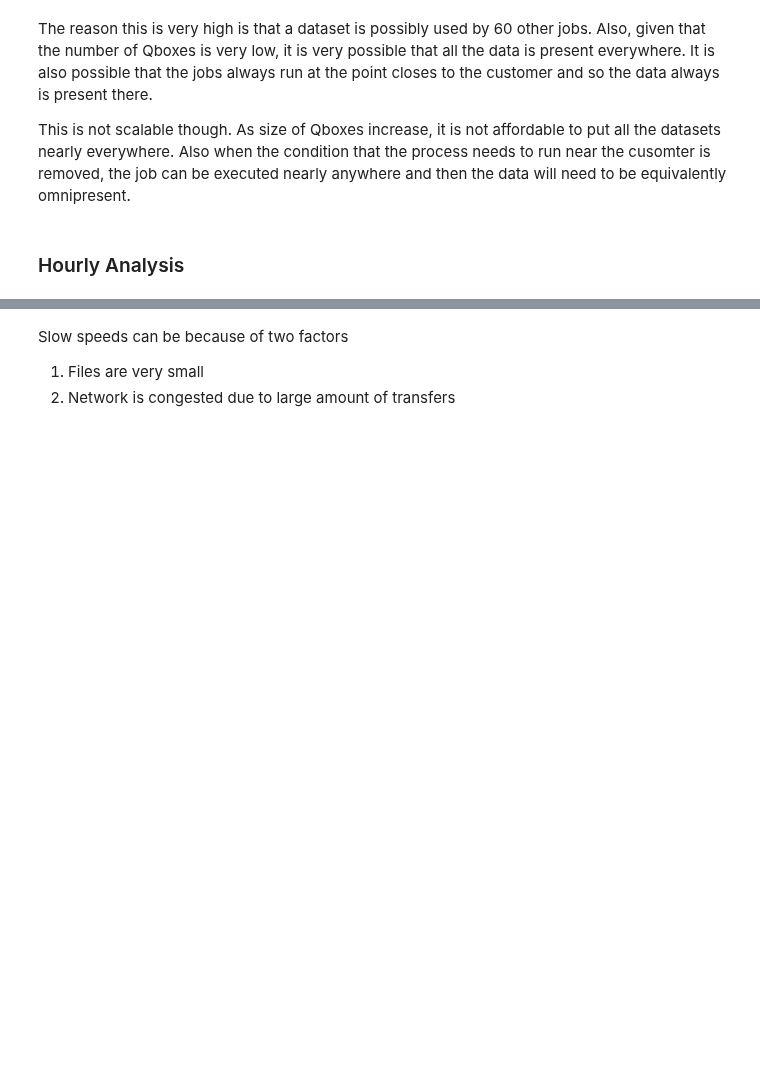
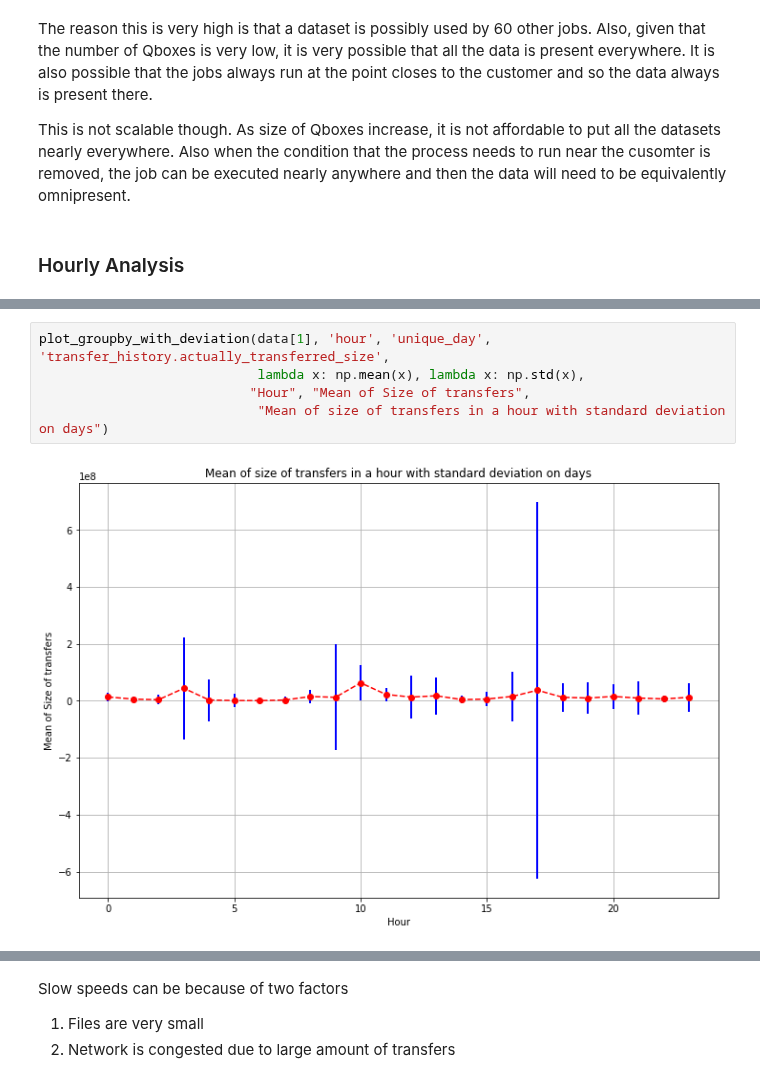
Before and after one commit to AdwaitB/greco-notes, a Jupyter notebook: infra/Analysis_full.ipynb, the cells around one changed output, grey strips where cells are left out. Saved outputs shown, nothing was run; the diff lists cells and outputs as text; blank space fills up the shorter version.

```diff
--- a/infra/Analysis_full.ipynb
+++ b/infra/Analysis_full.ipynb
@@ -501,0 +532,7 @@ plot(plt, "Hour", "Mean of Log10 of Speed")
+# %%
+plot_groupby_with_deviation(data[1], 'hour', 'unique_day', 'transfer_history.actually_transferred_size',
+                            lambda x: np.mean(x), lambda x: np.std(x),
+                           "Hour", "Mean of Size of transfers",
+                            "Mean of size of transfers in a hour with standard deviation on days")
+# %% [output]
+[figure, added]
```
Also changed, not shown: parts of 21 cells of this notebook, 1 other file.
